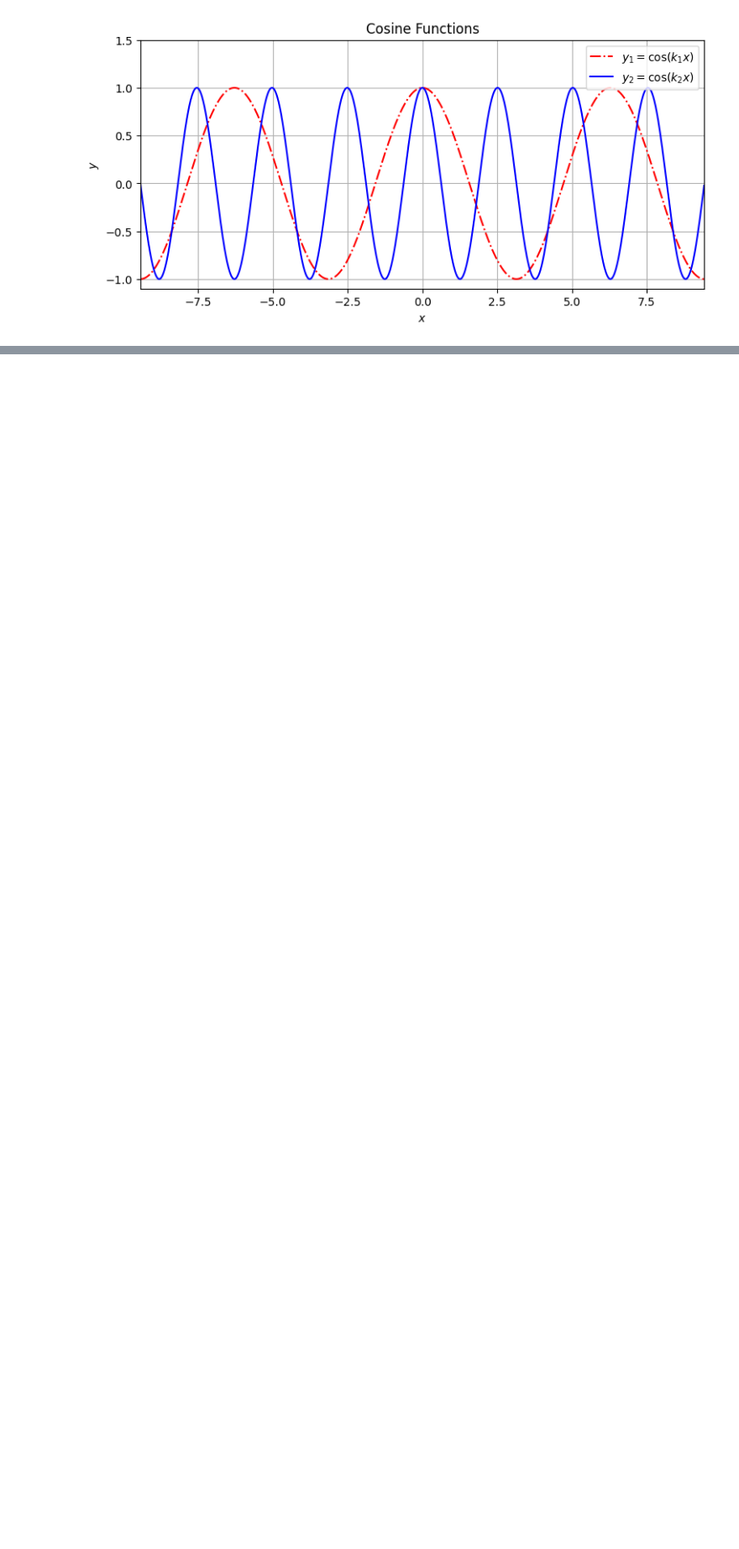
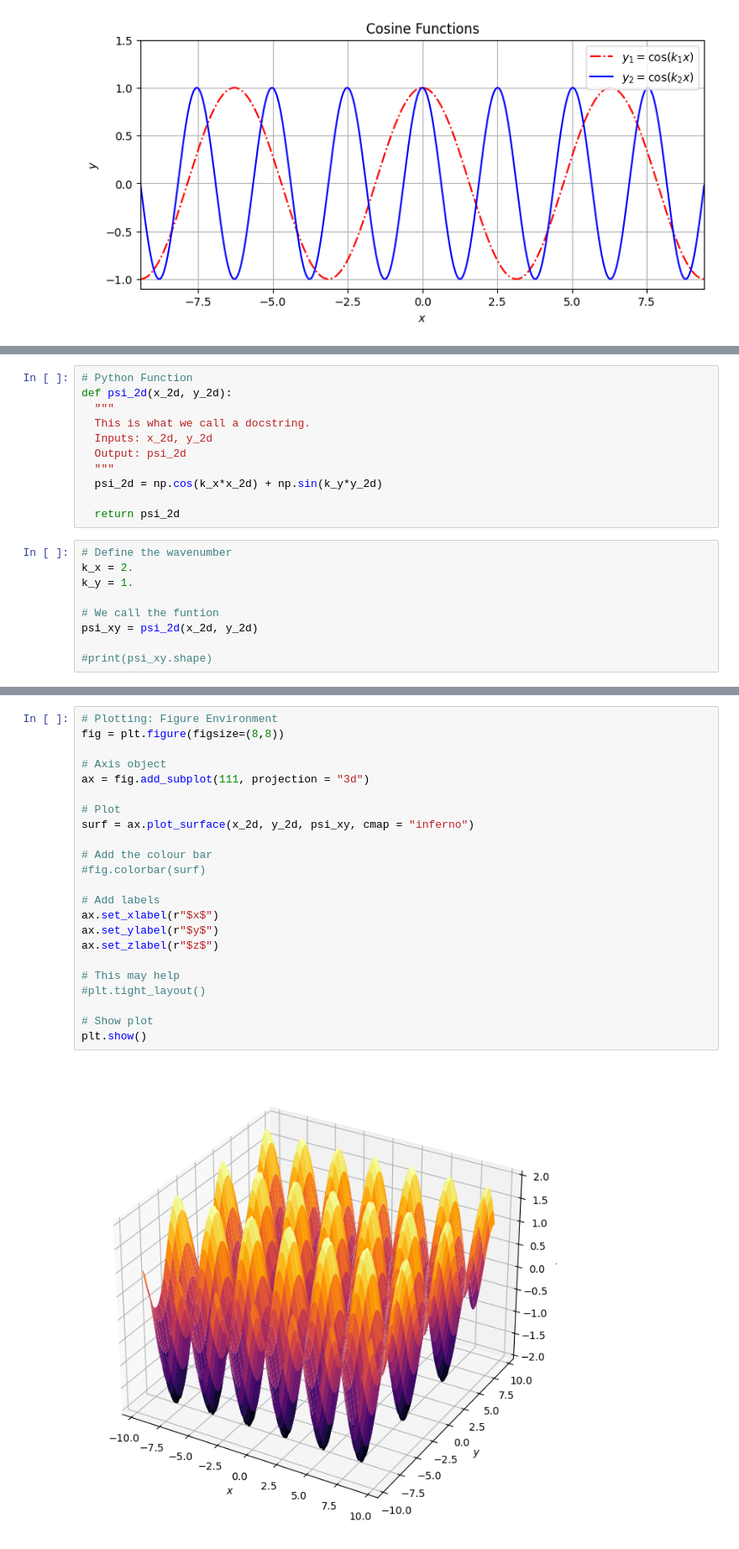
Before and after one commit to wbandabarragan/quantum-mechanics-1, a Jupyter notebook: python-notebooks/python4QM_01.ipynb, the cells around one changed output, grey strips where cells are left out. Shown at 84% size. Cells and saved outputs as stored; diff of their text form; blank space fills up the shorter version.

```diff
--- a/python-notebooks/python4QM_01.ipynb
+++ b/python-notebooks/python4QM_01.ipynb
@@ -131,0 +154,20 @@ plt.show()
+# %%
+# Python Function
+def psi_2d(x_2d, y_2d):
+  """
+  This is what we call a docstring.
+  Inputs: x_2d, y_2d
+  Output: psi_2d
+  """
+  psi_2d = np.cos(k_x*x_2d) + np.sin(k_y*y_2d)
+
+  return psi_2d
+# %%
+# Define the wavenumber
+k_x = 2.
+k_y = 1.
+
+# We call the funtion
+psi_xy = psi_2d(x_2d, y_2d)
+
+#print(psi_xy.shape)
@@ -131,0 +176,25 @@ plt.show()
+# %%
+# Plotting: Figure Environment
+fig = plt.figure(figsize=(8,8))
+
+# Axis object
+ax = fig.add_subplot(111, projection = "3d")
+
+# Plot
+surf = ax.plot_surface(x_2d, y_2d, psi_xy, cmap = "inferno")
+
+# Add the colour bar
+#fig.colorbar(surf)
+
+# Add labels
+ax.set_xlabel(r"$x$")
+ax.set_ylabel(r"$y$")
+ax.set_zlabel(r"$z$")
+
+# This may help
+#plt.tight_layout()
+
+# Show plot
+plt.show()
+# %% [output]
+[figure, added]
```
Also changed, not shown: parts of 7 cells of this notebook.
